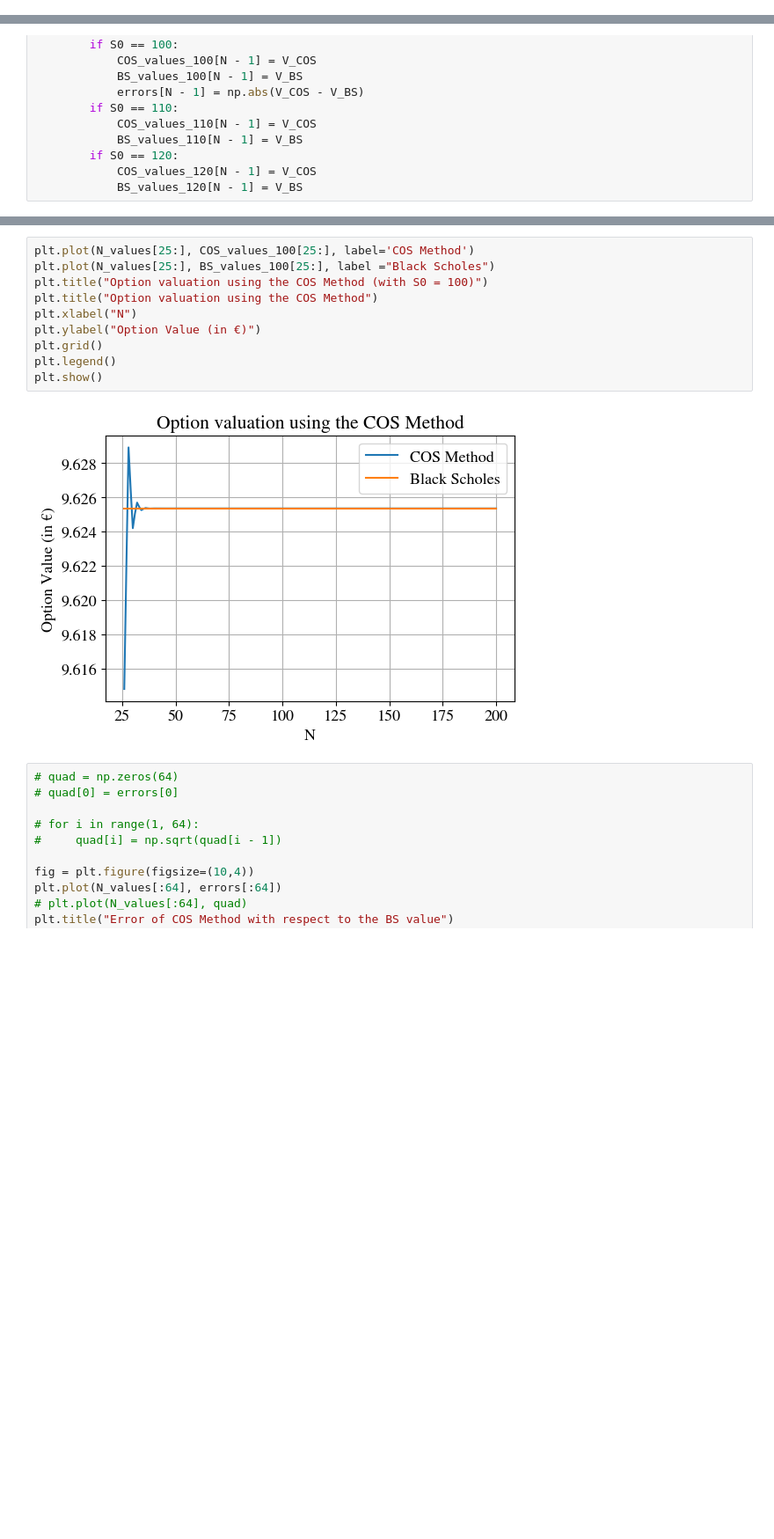
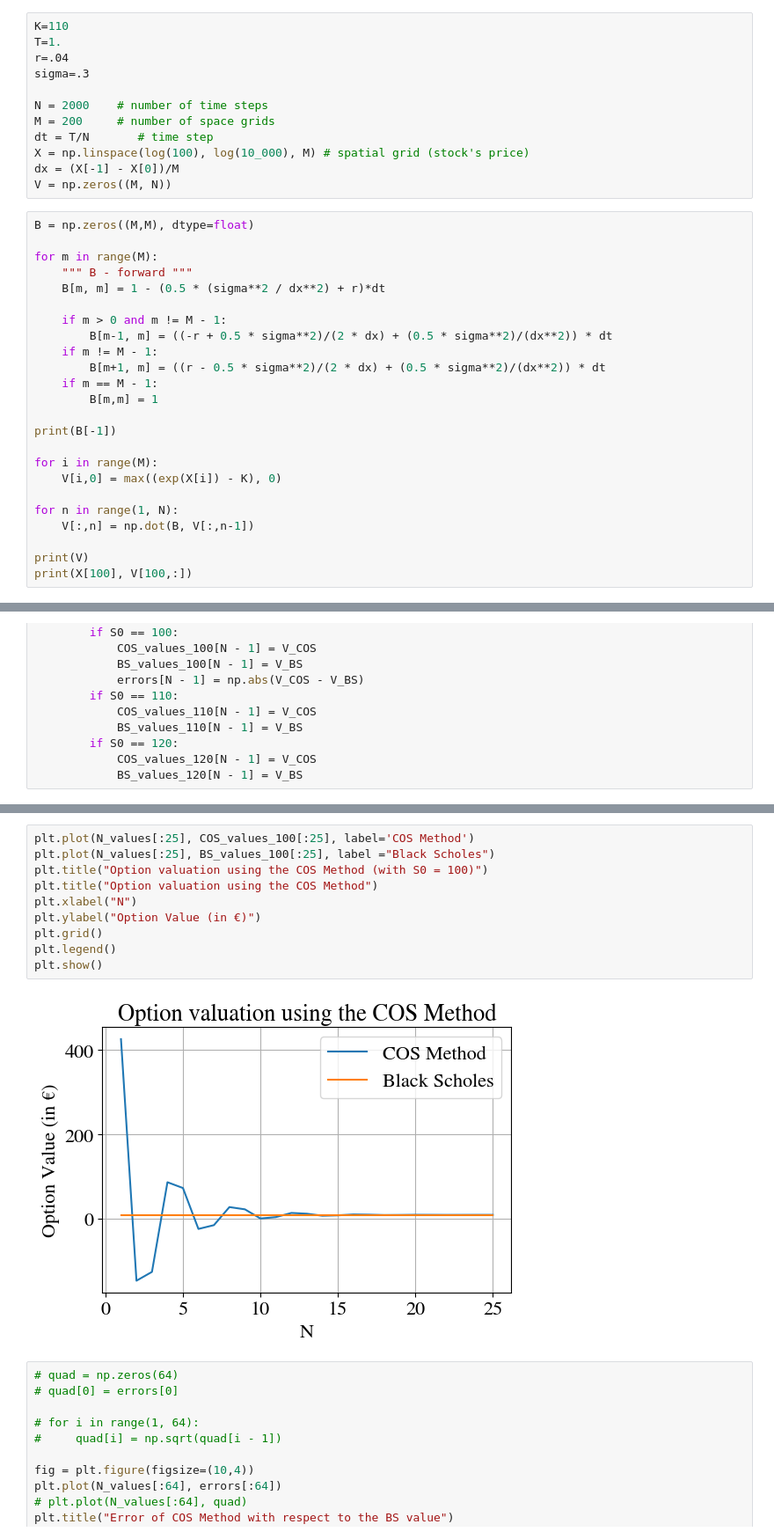
Before and after one commit to ithakis/UvA-Computational-Finance, a Jupyter notebook: Assignment 3.ipynb, the cells around one changed output, grey strips where cells are left out. Shown: that part at 88% size. Cells and saved outputs as stored; diff of their text form; blank space fills up the shorter version.

```diff
--- a/Assignment 3.ipynb
+++ b/Assignment 3.ipynb
@@ -414,3 +412,39 @@ array([0.00000000e+00, 5.92828558e-29, 4.46478511e-26, 1.12274833e-23,
        2.82448532e+02, 2.84281164e+02, 2.86109917e+02, 2.87934771e+02,
        2.89755709e+02, 2.91572713e+02, 2.93385771e+02, 2.95194870e+02,
        2.97000000e+02])
+# %%
+K=110
+T=1.
+r=.04
+sigma=.3
+
+N = 2000    # number of time steps
+M = 200     # number of space grids
+dt = T/N       # time step
+X = np.linspace(log(100), log(10_000), M) # spatial grid (stock's price)
+dx = (X[-1] - X[0])/M
+V = np.zeros((M, N))
+# %%
+B = np.zeros((M,M), dtype=float)
+
+for m in range(M):
+    """ B - forward """
+    B[m, m] = 1 - (0.5 * (sigma**2 / dx**2) + r)*dt
+
+    if m > 0 and m != M - 1:
+        B[m-1, m] = ((-r + 0.5 * sigma**2)/(2 * dx) + (0.5 * sigma**2)/(dx**2)) * dt
+    if m != M - 1:
+        B[m+1, m] = ((r - 0.5 * sigma**2)/(2 * dx) + (0.5 * sigma**2)/(dx**2)) * dt
+    if m == M - 1:
+        B[m,m] = 1
+
+print(B[-1])
+
+for i in range(M):
+    V[i,0] = max((exp(X[i]) - K), 0)
+
+for n in range(1, N):
+    V[:,n] = np.dot(B, V[:,n-1])
+
+print(V)
+print(X[100], V[100,:])
@@ -591,15 +643,15 @@ plt.show()
 # %%
-plt.plot(N_values[25:], COS_values_100[25:], label='COS Method')
-plt.plot(N_values[25:], BS_values_100[25:], label ="Black Scholes")
+plt.plot(N_values[:25], COS_values_100[:25], label='COS Method')
+plt.plot(N_values[:25], BS_values_100[:25], label ="Black Scholes")
 plt.title("Option valuation using the COS Method (with S0 = 100)")
 plt.title("Option valuation using the COS Method")
 plt.xlabel("N")
 plt.ylabel("Option Value (in €)")
 plt.grid()
 plt.legend()
 plt.show()
 # %% [output]
-[figure, old version]
+[figure, new version]
 # %%
 # quad = np.zeros(64)
 # quad[0] = errors[0]
```
Also changed, not shown: parts of 6 cells of this notebook, 1 other file.
